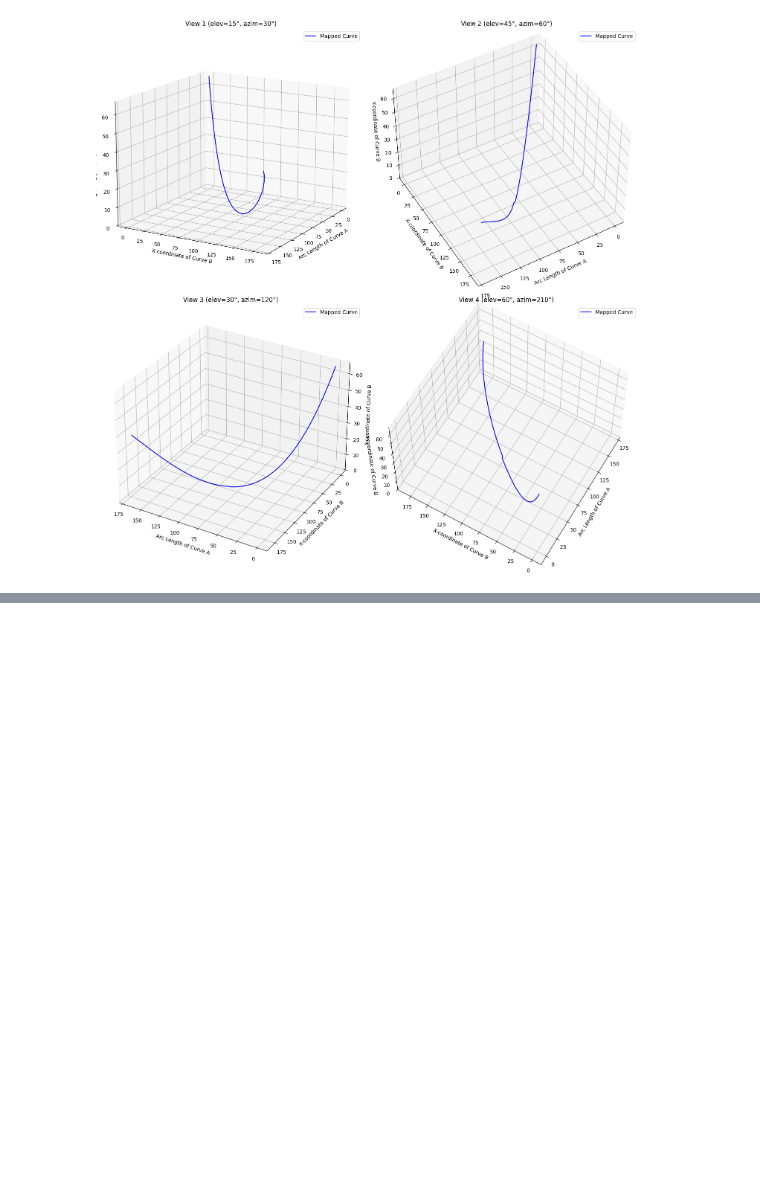
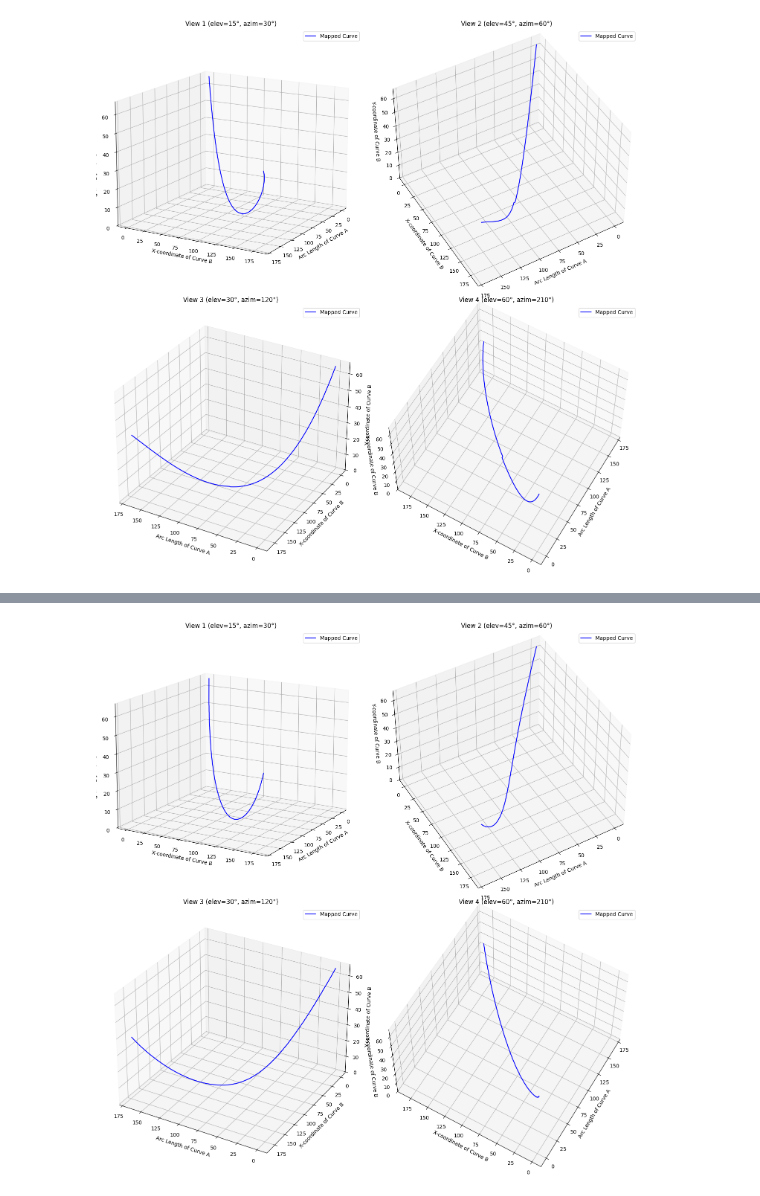
Before and after one commit to u-u-z/CurveLashMLP, a Jupyter notebook: research.ipynb, the cells around one changed output, grey strips where cells are left out. Cells and saved outputs as stored; diff of their text form; code cells hidden in the pictures; blank space fills up the shorter version.

Commit message:
feat: add curve parameterization explanation and implementation

```diff
--- a/research.ipynb
+++ b/research.ipynb
@@ -183,0 +265,91 @@ plt.show()
+# %%
+def arc_length_parameterization(points):
+    """弧长参数化"""
+    dx = np.diff(points[:,0])
+    dy = np.diff(points[:,1])
+    seg_lengths = np.sqrt(dx**2 + dy**2)
+    cum_length = np.cumsum(seg_lengths)
+    total_length = cum_length[-1]
+    normalized = np.insert(cum_length, 0, 0) / total_length
+    return normalized, total_length
+
+def find_t_for_s(s_target, t_samples, s_samples):
+    """
+    找到使得 |s_A(t) - s| 最小的 t 值
+
+    参数:
+    s_target: 目标s值
+    t_samples: t的采样点
+    s_samples: 对应的s值采样点
+
+    返回:
+    使得|s_A(t) - s_target|最小的t值
+    """
+    idx = np.argmin(np.abs(s_samples - s_target))
+    return t_samples[idx]
+
+# 计算曲线A的弧长参数化
+s_A, L_A = arc_length_parameterization(A_points)
+
+# 为曲线B创建更密集的采样点
+num_samples = 1000
+t_dense = np.linspace(0, 1, num_samples)
+B_dense = np.column_stack([
+    np.interp(t_dense, np.linspace(0, 1, len(B_points)), B_points[:,0]),
+    np.interp(t_dense, np.linspace(0, 1, len(B_points)), B_points[:,1])
+])
+
+# 计算密集采样点的弧长参数化
+s_B_dense, _ = arc_length_parameterization(B_dense)
+
+# 对每个目标s值找到对应的t值
+s_values = np.linspace(0, 1, 200)  # 用于最终曲线的采样点
+t_values = np.array([find_t_for_s(s, t_dense, s_B_dense) for s in s_values])
+
+# 创建B曲线的参数化函数
+cs_x = CubicSpline(t_dense, B_dense[:,0])
+cs_y = CubicSpline(t_dense, B_dense[:,1])
+
+# 生成三维映射
+X = s_values * L_A      # X轴：A曲线的弧长
+Y = cs_x(t_values)      # Y轴：B曲线x坐标
+Z = cs_y(t_values)      # Z轴：B曲线y坐标
+
+mapped_curve = np.column_stack((X, Y, Z))
+
+# 创建2x2的子图布局
+fig = plt.figure(figsize=(15, 15))
+
+# 不同视角的设置
+views = [
+    (15, 30, 'View 1'),
+    (45, 60, 'View 2'),
+    (30, 120, 'View 3'),
+    (60, 210, 'View 4')
+]
+
+for i, (elev, azim, title) in enumerate(views, 1):
+    ax = fig.add_subplot(2, 2, i, projection='3d')
+
+    ax.plot(X, Y, Z, 'b-', label='Mapped Curve')
+    ax.set_xlabel('Arc Length of Curve A')
+    ax.set_ylabel('X-coordinate of Curve B')
+    ax.set_zlabel('Y-coordinate of Curve B')
+    ax.view_init(elev=elev, azim=azim)
+    ax.set_title(f'{title} (elev={elev}°, azim={azim}°)')
+    ax.legend()
+
+plt.tight_layout()
+plt.show()
+
+# 可选：绘制参数化关系图
+plt.figure(figsize=(10, 5))
+plt.plot(s_values, t_values, 'b-', label='t(s)')
+plt.xlabel('s')
+plt.ylabel('t')
+plt.title('Parameter Mapping t(s)')
+plt.grid(True)
+plt.legend()
+plt.show()
+# %% [output]
+[figure, added]
```
Also changed, not shown: parts of 2 cells of this notebook, 1 other file.
